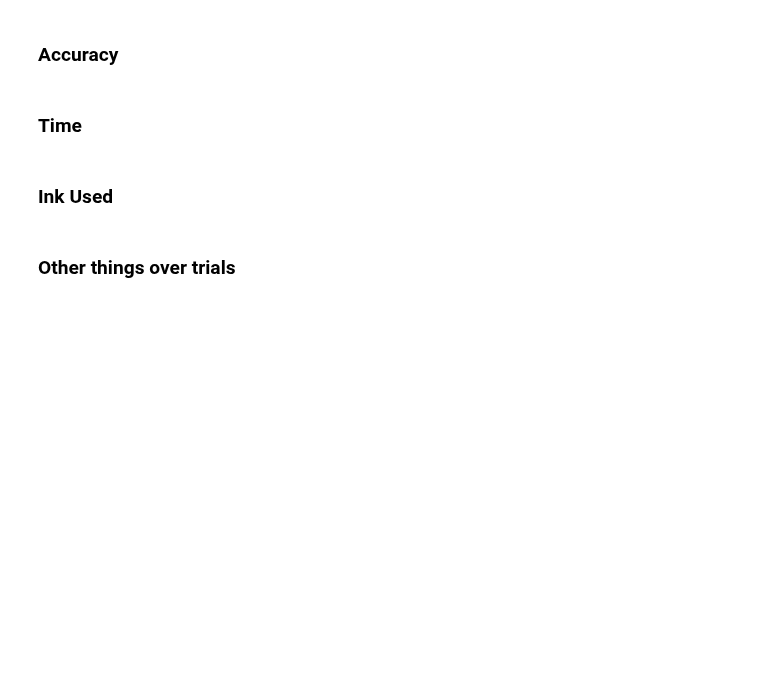
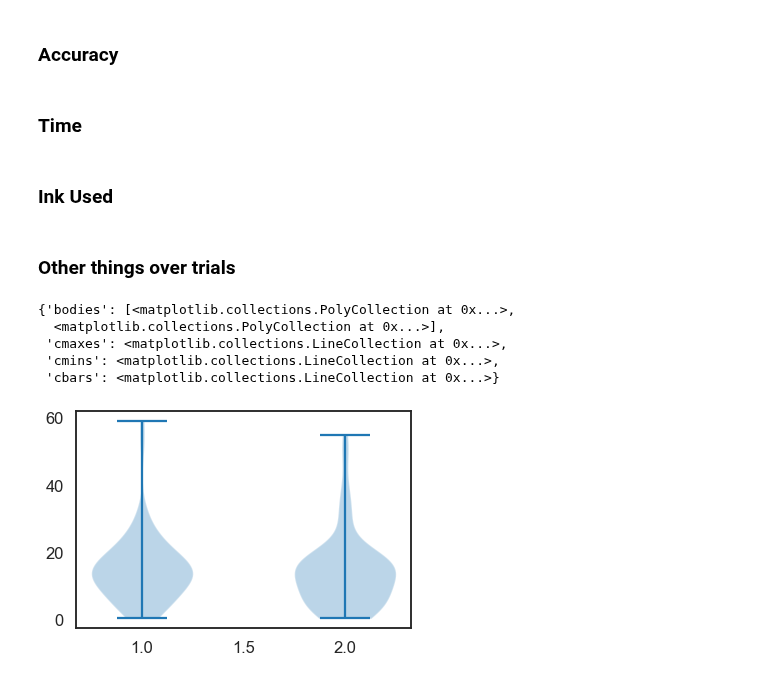
Before and after one commit to cogtoolslab/improvised_numerals, a Jupyter notebook: analysis/iternum2_analysis.ipynb, the cells around one changed output. Cells and saved outputs as stored; diff of their text form; code cells hidden in the pictures; blank space fills up the shorter version.

```diff
--- a/analysis/iternum2_analysis.ipynb
+++ b/analysis/iternum2_analysis.ipynb
@@ -112,8 +112,8 @@ db = conn['iterated_number']
 coll = db['num6_shape3']
 
 # which iteration name(s) should we use?
-iterationNames = ['pilot2'] # possibilities: 'sandbox1', 'pilot1', 'sandbox2'
-iterationName = 'pilot2'
+iterationNames = ['pilot3'] # possibilities: 'sandbox1', 'pilot1', 'sandbox2', 'sandbox3', 'pilot3'
+iterationName = 'pilot3'
 # this has previously been run1, then sandbox3, but switched to sandbox 3 for testing the url recording function
 
 ## Notes to Self:
@@ -122,5 +122,5 @@ iterationName = 'pilot2'
 # W = pd.DataFrame(w)
 # coll.distinct('eventType')
 
-list(coll.find({'iterationName':'pilot1'}).distinct("gameid"))
+list(coll.find({'iterationName':'pilot3'}).distinct("gameid"))
 # %% [output]
@@ -493,3 +525,16 @@ plt.pcolor(D[['targ_cardinality','guess_cardinality']])
 confmat = pd.crosstab(D['targ_cardinality'], D['guess_cardinality'])
 
 sns.heatmap(confmat, annot=True)
+# %%
+fig, axes = plt.subplots()
+
+axes.violinplot(dataset = [D[D.outcome == 1]["drawDuration"].values,
+                           D[D.outcome == 0]["drawDuration"].values
+                          ] )
+# %% [output]
+{'bodies': [<matplotlib.collections.PolyCollection at 0x...>,
+  <matplotlib.collections.PolyCollection at 0x...>],
+ 'cmaxes': <matplotlib.collections.LineCollection at 0x...>,
+ 'cmins': <matplotlib.collections.LineCollection at 0x...>,
+ 'cbars': <matplotlib.collections.LineCollection at 0x...>}
+[figure, added]
```
Also changed, not shown: parts of 9 cells of this notebook, 8 other files.
